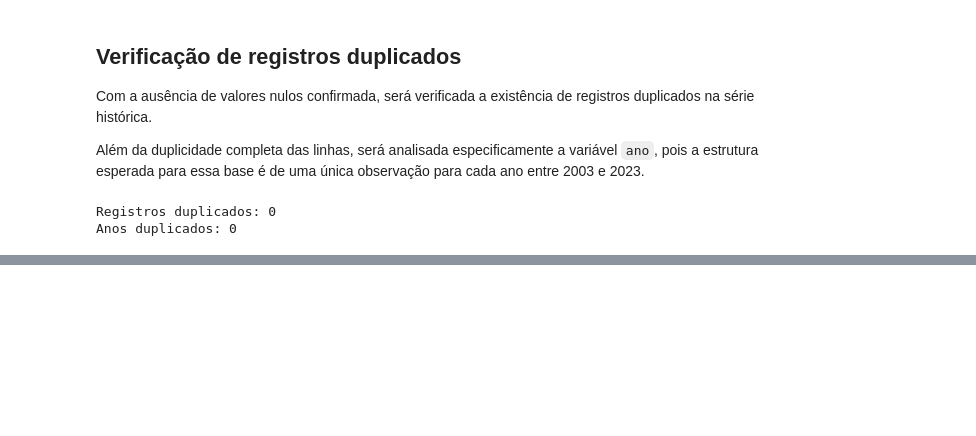
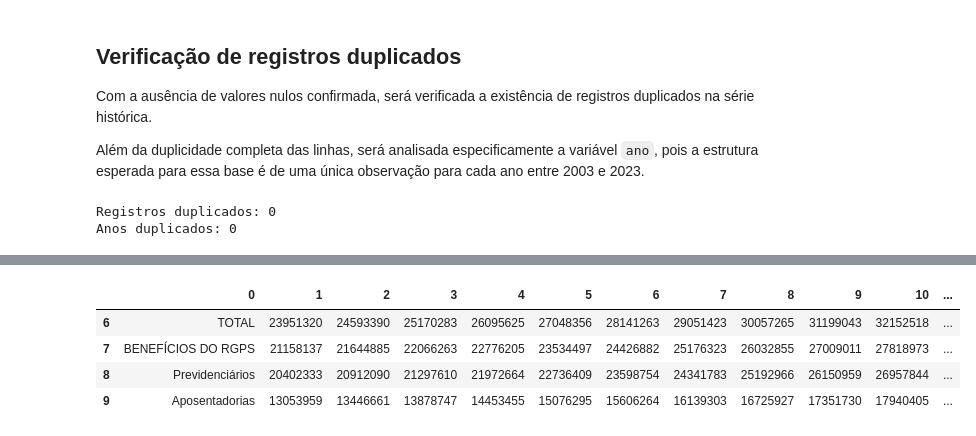
Before and after one commit to Andersonph/Estudo_Dados_Demografico, a Jupyter notebook: Demografia_Previdencia/02_silver.ipynb, the cells around one changed output, grey strips where cells are left out. Saved outputs shown, nothing was run; the diff lists cells and outputs as text; code cells hidden in the pictures; blank space fills up the shorter version.

```diff
--- a/Demografia_Previdencia/02_silver.ipynb
+++ b/Demografia_Previdencia/02_silver.ipynb
@@ -1127,0 +1155,17 @@ A próxima etapa será a construção da camada Gold, na qual as informações d
+# %%
+arquivo_aeps_historico_benef = (
+    pasta_bronze / "aeps_historico_beneficios.csv"
+)
+
+df_aeps_historico_benef = pd.read_csv(
+    arquivo_aeps_historico_benef,
+    header=None
+)
+
+print("Dimensão:", df_aeps_historico_benef.shape)
+print(
+    "Período:",
+    df_aeps_historico_benef.iloc[5, 1],
+    "a",
+    df_aeps_historico_benef.iloc[5, -1]
+)
@@ -1127,0 +1210,14 @@ A próxima etapa será a construção da camada Gold, na qual as informações d
+# %%
+df_aeps_historico_benef_silver = (
+    df_aeps_historico_benef
+    .iloc[[6, 7, 8, 9], :]
+    .copy()
+)
+
+df_aeps_historico_benef_silver
+# %% [output]
+|  | 0 | 1 | 2 | 3 | 4 | 5 | 6 | 7 | 8 | 9 | 10 | ... |
+| 6 | TOTAL | 23951320 | 24593390 | 25170283 | 26095625 | 27048356 | 28141263 | 29051423 | 30057265 | 31199043 | 32152518 | ... |
+| 7 | BENEFÍCIOS DO RGPS | 21158137 | 21644885 | 22066263 | 22776205 | 23534497 | 24426882 | 25176323 | 26032855 | 27009011 | 27818973 | ... |
+| 8 | Previdenciários | 20402333 | 20912090 | 21297610 | 21972664 | 22736409 | 23598754 | 24341783 | 25192966 | 26150959 | 26957844 | ... |
+| 9 | Aposentadorias | 13053959 | 13446661 | 13878747 | 14453455 | 15076295 | 15606264 | 16139303 | 16725927 | 17351730 | 17940405 | ... |
```
Also changed, not shown: parts of 37 cells of this notebook, 5 other files.
